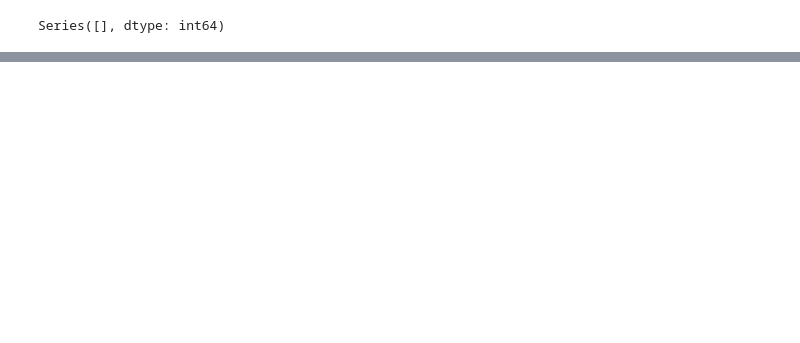
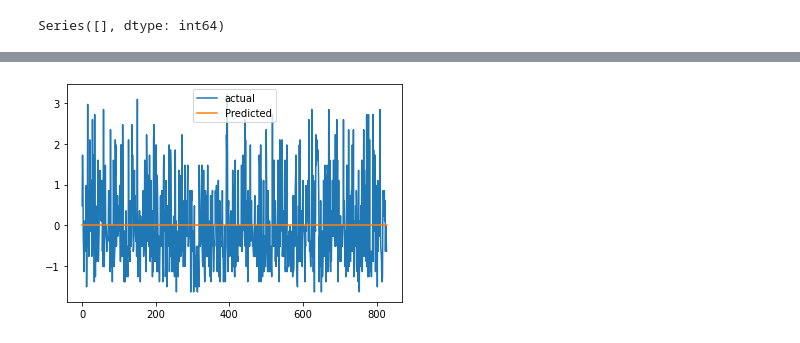
Before and after one commit to Shonit262/ANNWindSpeed, a Jupyter notebook: Untitled4.ipynb, the cells around one changed output, grey strips where cells are left out. Drawn from its saved outputs; the diff is of its cells as text; code cells hidden in the pictures; blank space fills up the shorter version.

```diff
--- a/Untitled4.ipynb
+++ b/Untitled4.ipynb
@@ -262,3 +258,12 @@ ans.loc[:,['loss','val_loss']].plot();
+# %%
+
+from sklearn.preprocessing import StandardScaler
+# load data
+# create scaler
+scaler = StandardScaler()
+# fit scaler on data
+# apply transform
+X_test= (scaler.fit_transform(X_test))
 # %%
 Predictions=model.predict(X_test)
 print(X_test.shape)
@@ -285,0 +301,5 @@ plt.show()
+# %%
+structure = [8, 5, 1]
+nn = LM.NN(structure)
+# %%
+nn.train_lm(X_train, Y_train)
@@ -285,0 +321,9 @@ plt.show()
+# %%
+predicted=nn.predict(X_test)
+# %%
+plt.plot(Y_test,label='actual')
+plt.plot(predicted,label='Predicted')
+plt.legend()
+plt.show()
+# %% [output]
+[figure, added]
```
Also changed, not shown: parts of 33 cells of this notebook.
